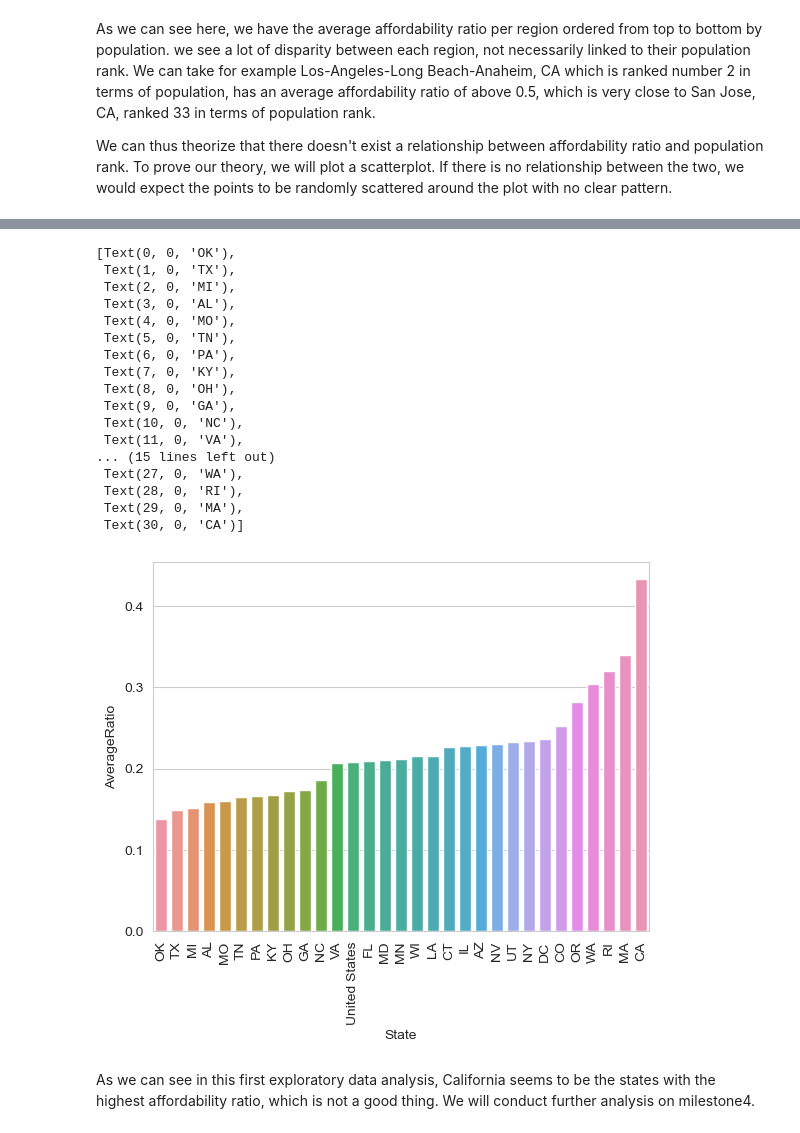
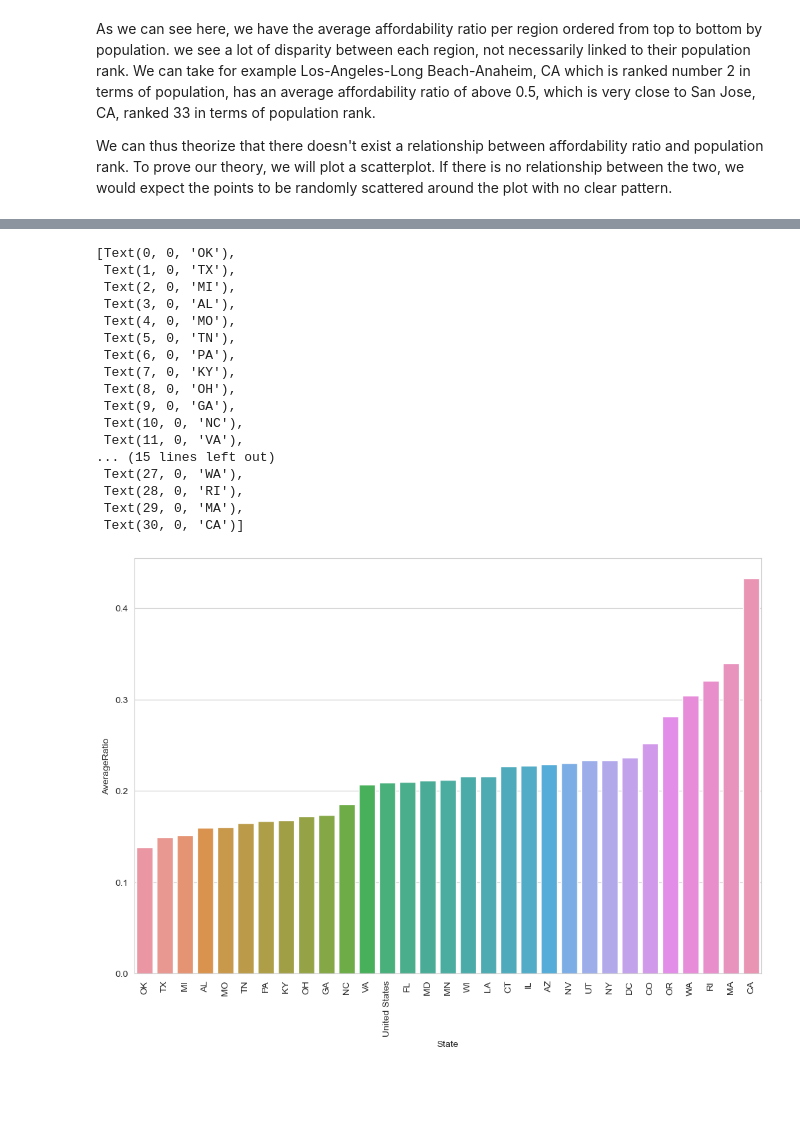
Before and after one commit to ubco-W2022T2-data301/project-group-therealgroup30, a Jupyter notebook: analysis/analysisAlrick.ipynb, the cells around one changed output, grey strips where cells are left out. Cells and saved outputs as stored; diff of their text form; code cells hidden in the pictures; blank space fills up the shorter version.

Commit message:
finished milestone 4 alrick

```diff
--- a/analysis/analysisAlrick.ipynb
+++ b/analysis/analysisAlrick.ipynb
@@ -53,13 +56,10 @@ df.describe().apply(lambda s: s.apply(lambda x: format(x, 'f')))
 | max | 753899.000000 | 50.000000 | 0.558370 | 0.597451 | 0.638352 | 0.725159 | 0.796679 | 0.824031 | 0.848911 | ... |
 8 rows × 71 columns
 # %%
-df2 = df.melt(id_vars=['RegionID', 'RegionName', 'PopRank', 'tier'],
-             var_name='Date', value_name='Mortgage/Income ratio')
-
-# Convert the 'Date' column to a datetime object
-df2['Date'] = pd.to_datetime(df2['Date'])
+df2 = pt.loadProcessByTier(dataPath)
 
 # Plot the data using Seaborn
+plt.figure(figsize=(12,8))
 sns.set_style('whitegrid')
 overview = sns.lineplot(x='Date', y='Mortgage/Income ratio', hue='tier', data=df2, ci=None)
 overview.set(title='Affordability ratio growth in the United States by Tier')
@@ -137,0 +78,3 @@ average.sort_values(by='PopRank')
+# %%
+average = pt.loadSortByRegionPop(dataPath)
+average.head(5)
@@ -206,0 +117,3 @@ The default value of numeric_only in DataFrameGroupBy.mean is deprecated. In a f
+# %%
+states = pt.loadSortByState(dataPath)
+states.head(5)
@@ -212,0 +141,3 @@ fig.show()
+# %%
+states = pt.loadSortByStateAverage(dataPath)
+states.head(5)
@@ -213,25 +156,23 @@ fig.show()
 # %%
-states = states.sort_values('AverageRatio')
+plt.figure(figsize=(12,8))
 plot2 = sns.barplot(states, x='State', y='AverageRatio')
 plot2.set_xticklabels(plot2.get_xticklabels(), rotation=90)
 # %% [output]
 [Text(0, 0, 'OK'),
  Text(1, 0, 'TX'),
  Text(2, 0, 'MI'),
  Text(3, 0, 'AL'),
  Text(4, 0, 'MO'),
  Text(5, 0, 'TN'),
  Text(6, 0, 'PA'),
  Text(7, 0, 'KY'),
  Text(8, 0, 'OH'),
  Text(9, 0, 'GA'),
  Text(10, 0, 'NC'),
  Text(11, 0, 'VA'),
 ... (15 lines left out)
  Text(27, 0, 'WA'),
  Text(28, 0, 'RI'),
  Text(29, 0, 'MA'),
  Text(30, 0, 'CA')]
-[figure, old version]
+[figure, new version]
-# %% [markdown]
-As we can see in this first exploratory data analysis, California seems to be the states with the highest affordability ratio, which is not a good thing. We will conduct further analysis on milestone4.
```
Also changed, not shown: parts of 22 cells of this notebook, 1 other file.
